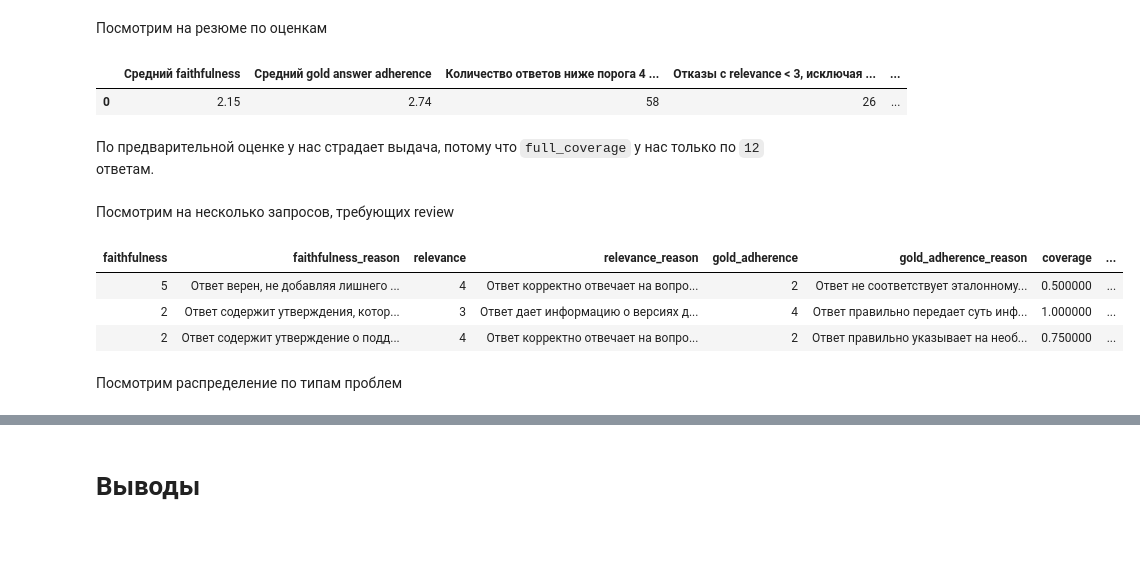
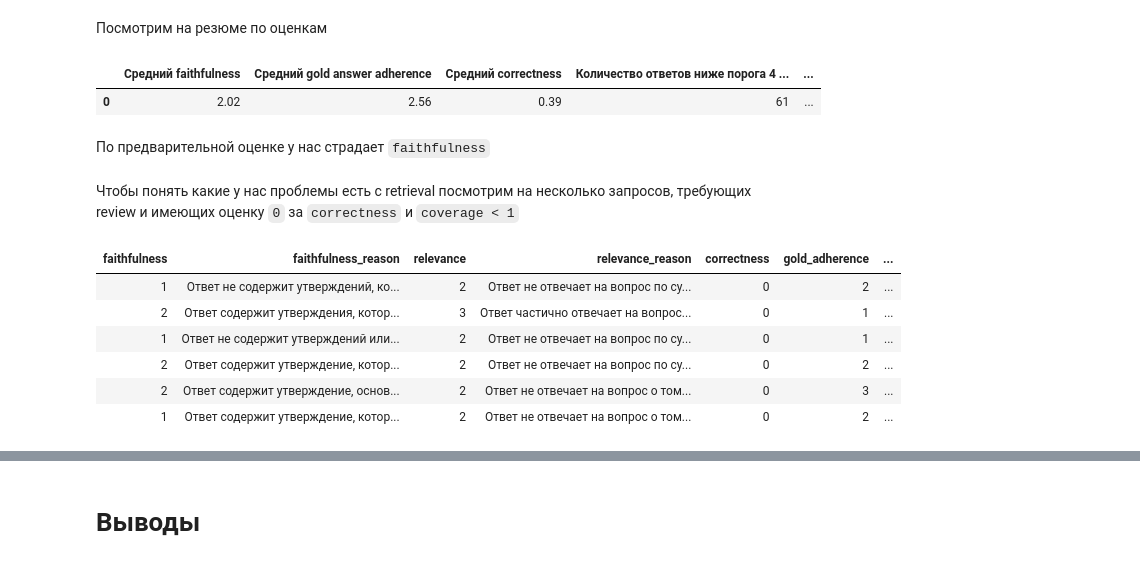
Before and after one commit to axm-4/ai-engineer-practice, a Jupyter notebook: solution.ipynb, the cells around one changed output, grey strips where cells are left out. Cells and saved outputs as stored; diff of their text form; code cells hidden in the pictures.

Commit message:
Правки по результатам review

```diff
--- a/solution.ipynb
+++ b/solution.ipynb
@@ -1637,3 +1955,9 @@ rag_chain = (
+# %%
+rag_chain = create_production_rag_chain(
+    llm=llm,
+    prompt=prompt,
+    retriever_func=get_context_from_rerank_retriever
+)
 # %% [markdown]
 Проверим работу пайплайна на нескольких запросах
 # %%
@@ -1813,7 +2184,7 @@ for i, q in enumerate(queries, start=1):
     assessment_inputs.append({
         "query_text": query_text,
         "query_retrieved_context": query_retrieved_context,
-        "query_retrieved_chunk_ids": [chunk.doc.metadata.get('chunk_id') for chunk in chunks],
+        "query_retrieved_doc_ids": [chunk.doc.metadata.get('doc_id') for chunk in chunks],
         "query_relevant_docs": q["relevant_docs"],
         "answer": answer,
         "gold_answer": q["gold"],
@@ -1955,0 +2307,6 @@ for i, input_data in enumerate(assessment_inputs, start=1):
+# %%
+assessment_results = []
+for i, input_data in enumerate(assessment_inputs, start=1):
+    print(f"Оценка судьи {i} из {len(assessment_inputs)}")
+    assessment_result = assess_response(input_data=input_data)
+    assessment_results.append(assessment_result)
@@ -1956,6 +2331,4 @@ for i, input_data in enumerate(assessment_inputs, start=1):
 # %%
-
-
 def display_rag_results(data_list, max_text_len=150):
     """
     Превращает список словарей в чистую и красивую таблицу для Jupyter.
@@ -1990,11 +2363,6 @@ def display_rag_results(data_list, max_text_len=150):
         **{col: truncate for col in text_cols}
     })
 
-    # Добавляем цветовой градиент для скоринга
-    score_cols = [c for c in ['faithfulness', 'relevance'] if c in df.columns]
-    if score_cols:
-        styled_df = styled_df.background_gradient(cmap='RdYlGn', subset=score_cols)
-
     # Настройка выравнивания, отступов и границ
     styled_df = styled_df.set_properties(**{
         'text-align': 'left',
@@ -2076,20 +2444,21 @@ def summarize_rag_results(results_list):
 # %% [markdown]
 Посмотрим на резюме по оценкам
 # %%
-summarize_rag_results([a for a in assessment_results if a["needs_review"] is True])
+summarize_rag_results(assessment_results)
 # %% [output]
-|  | Средний faithfulness | Средний gold answer adherence | Количество ответов ниже порога 4 ... | Отказы с relevance < 3, исключая ... | ... |
-| 0 | 2.15 | 2.74 | 58 | 26 | ... |
+|  | Средний faithfulness | Средний gold answer adherence | Средний correctness | Количество ответов ниже порога 4 ... | ... |
+| 0 | 2.02 | 2.56 | 0.39 | 61 | ... |
 # %% [markdown]
-По предварительной оценке у нас страдает выдача, потому что `full_coverage` у нас только по `12` ответам.
+По предварительной оценке у нас страдает `faithfulness`
 # %% [markdown]
-Посмотрим на несколько запросов, требующих review
+Чтобы понять какие у нас проблемы есть с retrieval посмотрим на несколько запросов, требующих review и имеющих оценку `0` за `correctness` и `coverage < 1`
 # %%
-display_rag_results([a for a in assessment_results if a["needs_review"] is True][:3])
+display_rag_results([a for a in assessment_results if a["needs_review"] is True and a["correctness"] == 0 and a["coverage"] < 1])
 # %% [output]
-| faithfulness | faithfulness_reason | relevance | relevance_reason | gold_adherence | gold_adherence_reason | coverage | ... |
-| 5 | Ответ верен, не добавляя лишнего ... | 4 | Ответ корректно отвечает на вопро... | 2 | Ответ не соответствует эталонному... | 0.500000 | ... |
-| 2 | Ответ содержит утверждения, котор... | 3 | Ответ дает информацию о версиях д... | 4 | Ответ правильно передает суть инф... | 1.000000 | ... |
-| 2 | Ответ содержит утверждение о подд... | 4 | Ответ корректно отвечает на вопро... | 2 | Ответ правильно указывает на необ... | 0.750000 | ... |
+| faithfulness | faithfulness_reason | relevance | relevance_reason | correctness | gold_adherence | ... |
+| 1 | Ответ не содержит утверждений, ко... | 2 | Ответ не отвечает на вопрос по су... | 0 | 2 | ... |
+| 2 | Ответ содержит утверждения, котор... | 3 | Ответ частично отвечает на вопрос... | 0 | 1 | ... |
+| 1 | Ответ не содержит утверждений или... | 2 | Ответ не отвечает на вопрос по су... | 0 | 1 | ... |
+| 2 | Ответ содержит утверждение, котор... | 2 | Ответ не отвечает на вопрос по су... | 0 | 2 | ... |
+| 2 | Ответ содержит утверждение, основ... | 2 | Ответ не отвечает на вопрос о том... | 0 | 3 | ... |
+| 1 | Ответ содержит утверждение, котор... | 2 | Ответ не отвечает на вопрос о том... | 0 | 2 | ... |
-# %% [markdown]
-Посмотрим распределение по типам проблем
```
Also changed, not shown: parts of 101 cells of this notebook.
